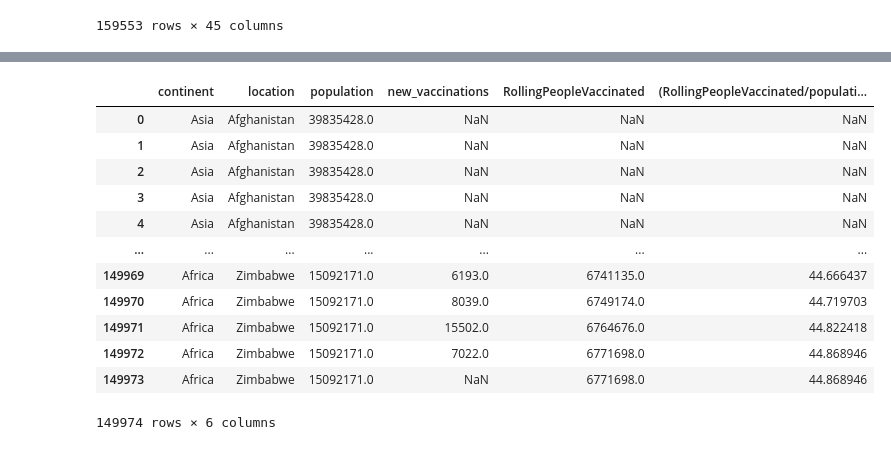
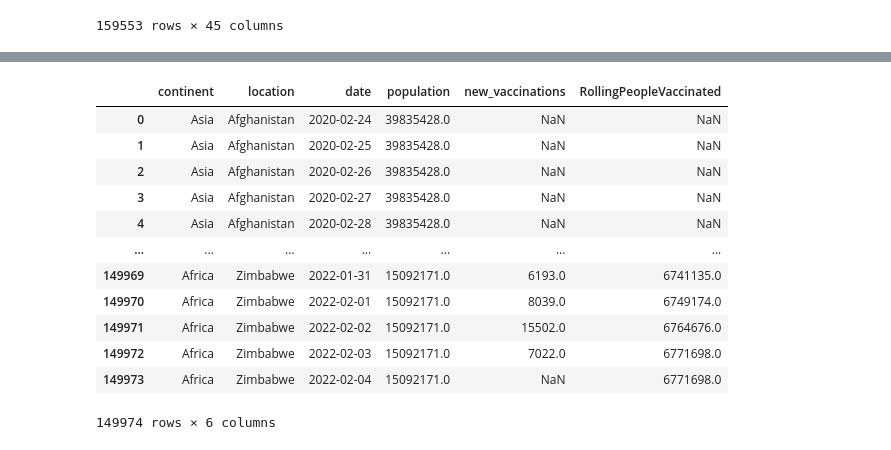
Before and after one commit to mk1107/Portfolio-Project-Covid, a Jupyter notebook: SQLinPython.ipynb, the cells around one changed output, grey strips where cells are left out. Saved outputs shown, nothing was run; the diff lists cells and outputs as text; code cells hidden in the pictures.

```diff
--- a/PortfolioCovid.ipynb
+++ b/SQLinPython.ipynb
@@ -218,20 +291,28 @@ output
 # %%
-# Total popolation vs vaccination
-# here we used nested queries
+# Total Population vs Vaccinations
+# Shows Percentage of Population that has recieved at least one Covid Vaccine
 
-output = sqldf("SELECT *, (RollingPeopleVaccinated/population)*100 FROM(SELECT df1.continent, df1.location, df1.population, df2.new_vaccinations, SUM(df2.new_vaccinations) OVER (PARTITION BY df1.location ORDER BY df1.location, df1.date) AS RollingPeopleVaccinated FROM df1 JOIN df2 ON df1.location = df2.location AND df1.date=df2.date WHERE df1.continent IS NOT null ORDER BY 2,3)")
+output = sqldf("""SELECT dea.continent, dea.location, DATE(dea.date) AS date, dea.population, vac.new_vaccinations,
+                        SUM(vac.new_vaccinations) OVER (PARTITION BY dea.Location ORDER BY dea.location, dea.Date) AS RollingPeopleVaccinated
+                FROM df1 AS dea
+                JOIN df2 AS vac
+                    ON dea.location = vac.location
+                    AND dea.date = vac.date
+                WHERE dea.continent IS NOT NULL
+                ORDER BY 2,3
+                """)
 output
 # %% [output]
-|  | continent | location | population | new_vaccinations | RollingPeopleVaccinated | (RollingPeopleVaccinated/populati... |
-| 0 | Asia | Afghanistan | 39835428.0 | NaN | NaN | NaN |
-| 1 | Asia | Afghanistan | 39835428.0 | NaN | NaN | NaN |
-| 2 | Asia | Afghanistan | 39835428.0 | NaN | NaN | NaN |
-| 3 | Asia | Afghanistan | 39835428.0 | NaN | NaN | NaN |
-| 4 | Asia | Afghanistan | 39835428.0 | NaN | NaN | NaN |
+|  | continent | location | date | population | new_vaccinations | RollingPeopleVaccinated |
+| 0 | Asia | Afghanistan | 2020-02-24 | 39835428.0 | NaN | NaN |
+| 1 | Asia | Afghanistan | 2020-02-25 | 39835428.0 | NaN | NaN |
+| 2 | Asia | Afghanistan | 2020-02-26 | 39835428.0 | NaN | NaN |
+| 3 | Asia | Afghanistan | 2020-02-27 | 39835428.0 | NaN | NaN |
+| 4 | Asia | Afghanistan | 2020-02-28 | 39835428.0 | NaN | NaN |
 | ... | ... | ... | ... | ... | ... | ... |
-| 149969 | Africa | Zimbabwe | 15092171.0 | 6193.0 | 6741135.0 | 44.666437 |
-| 149970 | Africa | Zimbabwe | 15092171.0 | 8039.0 | 6749174.0 | 44.719703 |
-| 149971 | Africa | Zimbabwe | 15092171.0 | 15502.0 | 6764676.0 | 44.822418 |
-| 149972 | Africa | Zimbabwe | 15092171.0 | 7022.0 | 6771698.0 | 44.868946 |
-| 149973 | Africa | Zimbabwe | 15092171.0 | NaN | 6771698.0 | 44.868946 |
+| 149969 | Africa | Zimbabwe | 2022-01-31 | 15092171.0 | 6193.0 | 6741135.0 |
+| 149970 | Africa | Zimbabwe | 2022-02-01 | 15092171.0 | 8039.0 | 6749174.0 |
+| 149971 | Africa | Zimbabwe | 2022-02-02 | 15092171.0 | 15502.0 | 6764676.0 |
+| 149972 | Africa | Zimbabwe | 2022-02-03 | 15092171.0 | 7022.0 | 6771698.0 |
+| 149973 | Africa | Zimbabwe | 2022-02-04 | 15092171.0 | NaN | 6771698.0 |
 149974 rows × 6 columns
```
Also changed, not shown: parts of 12 cells of this notebook.
